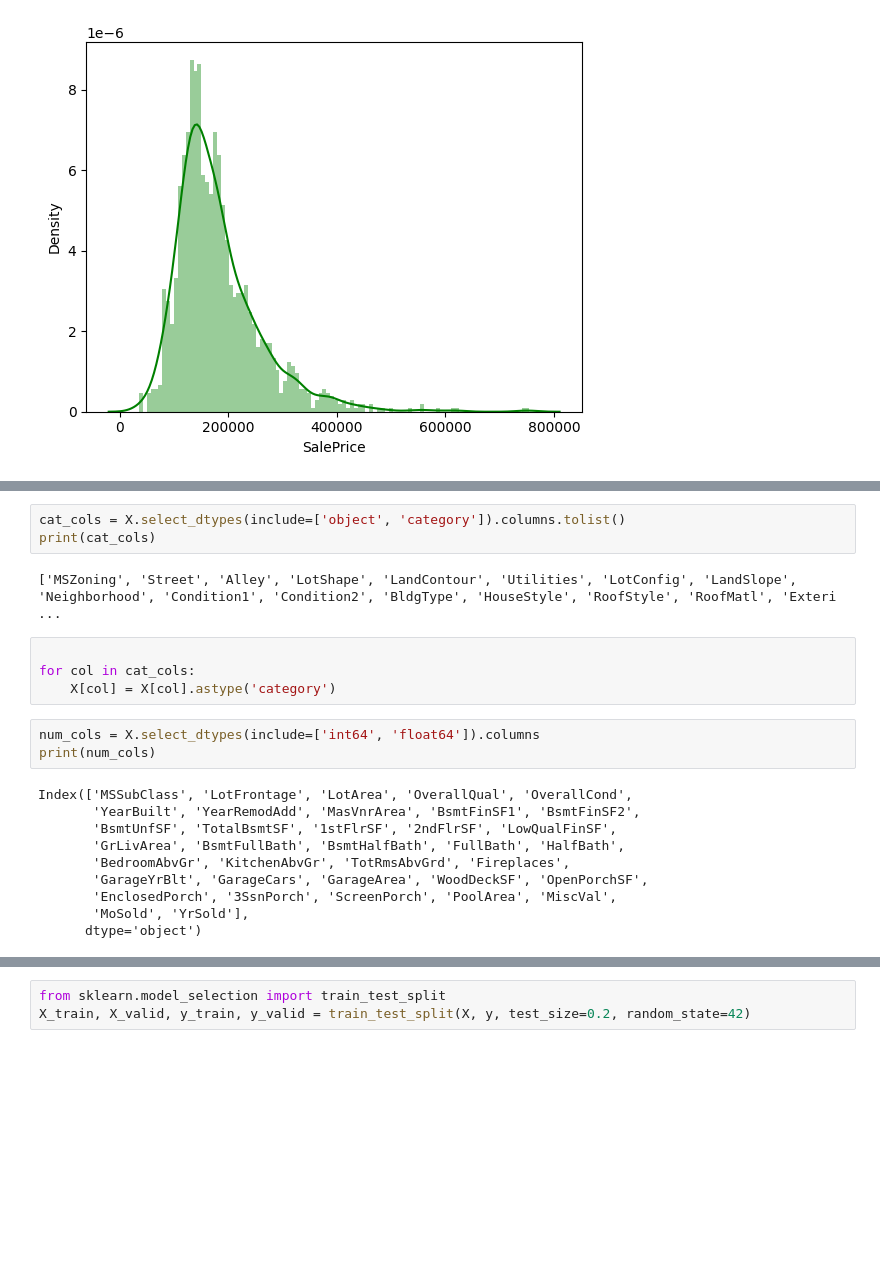
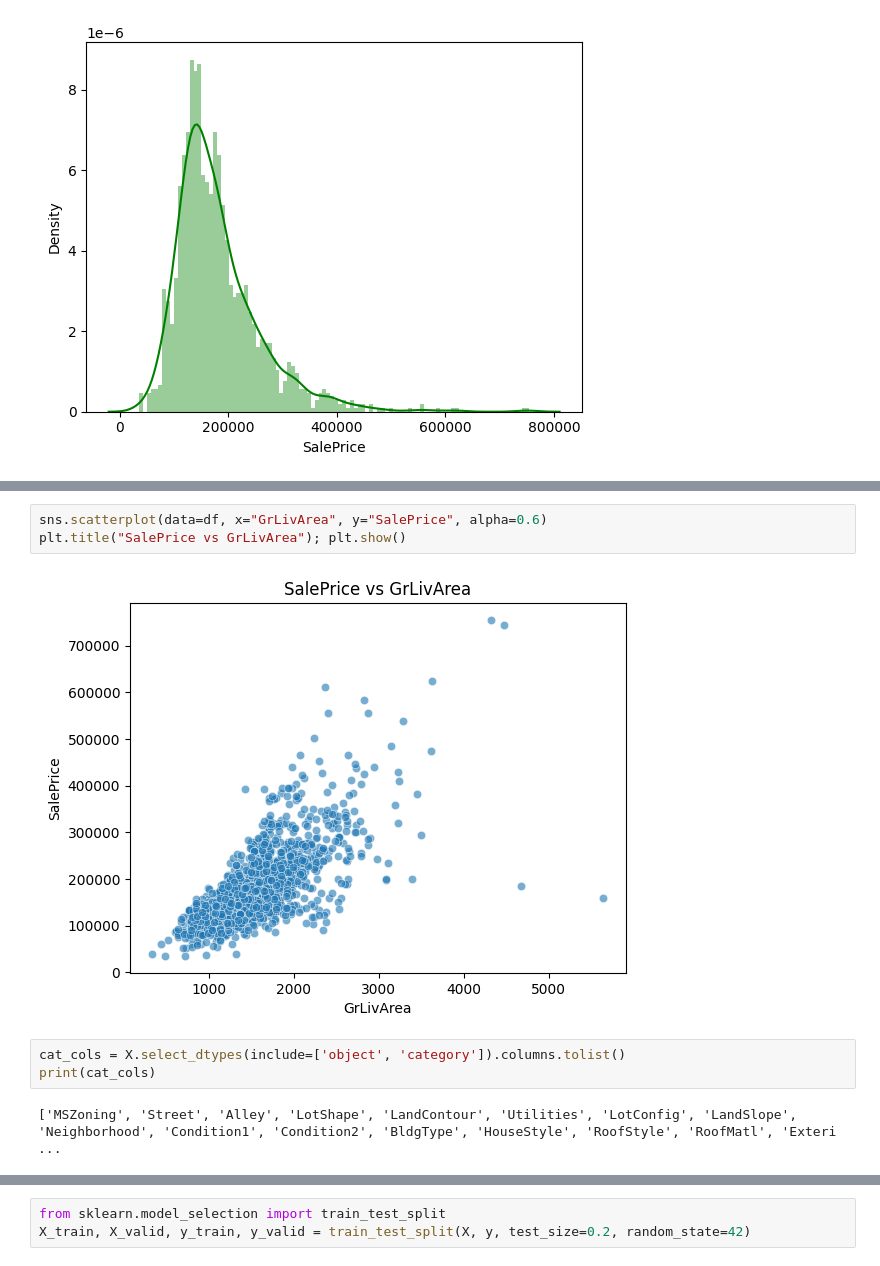
Before and after one commit to ArulR1006/Dataset, a Jupyter notebook: notebook5e76b4f70e.ipynb, the cells around one changed output, grey strips where cells are left out. Saved outputs shown, nothing was run; the diff lists cells and outputs as text; blank space fills up the shorter version.

```diff
--- a/notebook5e76b4f70e.ipynb
+++ b/notebook5e76b4f70e.ipynb
@@ -118,22 +122,10 @@ df.head(10)
+# %%
+sns.scatterplot(data=df, x="GrLivArea", y="SalePrice", alpha=0.6)
+plt.title("SalePrice vs GrLivArea"); plt.show()
+# %% [output]
+[figure, added]
 # %%
 cat_cols = X.select_dtypes(include=['object', 'category']).columns.tolist()
 print(cat_cols)
 # %% [output]
 ['MSZoning', 'Street', 'Alley', 'LotShape', 'LandContour', 'Utilities', 'LotConfig', 'LandSlope', 'Neighborhood', 'Condition1', 'Condition2', 'BldgType', 'HouseStyle', 'RoofStyle', 'RoofMatl', 'Exteri ...
-# %%
-
-for col in cat_cols:
-    X[col] = X[col].astype('category')
-# %%
-num_cols = X.select_dtypes(include=['int64', 'float64']).columns
-print(num_cols)
-# %% [output]
-Index(['MSSubClass', 'LotFrontage', 'LotArea', 'OverallQual', 'OverallCond',
-       'YearBuilt', 'YearRemodAdd', 'MasVnrArea', 'BsmtFinSF1', 'BsmtFinSF2',
-       'BsmtUnfSF', 'TotalBsmtSF', '1stFlrSF', '2ndFlrSF', 'LowQualFinSF',
-       'GrLivArea', 'BsmtFullBath', 'BsmtHalfBath', 'FullBath', 'HalfBath',
-       'BedroomAbvGr', 'KitchenAbvGr', 'TotRmsAbvGrd', 'Fireplaces',
-       'GarageYrBlt', 'GarageCars', 'GarageArea', 'WoodDeckSF', 'OpenPorchSF',
-       'EnclosedPorch', '3SsnPorch', 'ScreenPorch', 'PoolArea', 'MiscVal',
-       'MoSold', 'YrSold'],
-      dtype='object')
```
Also changed, not shown: parts of 10 cells of this notebook.
